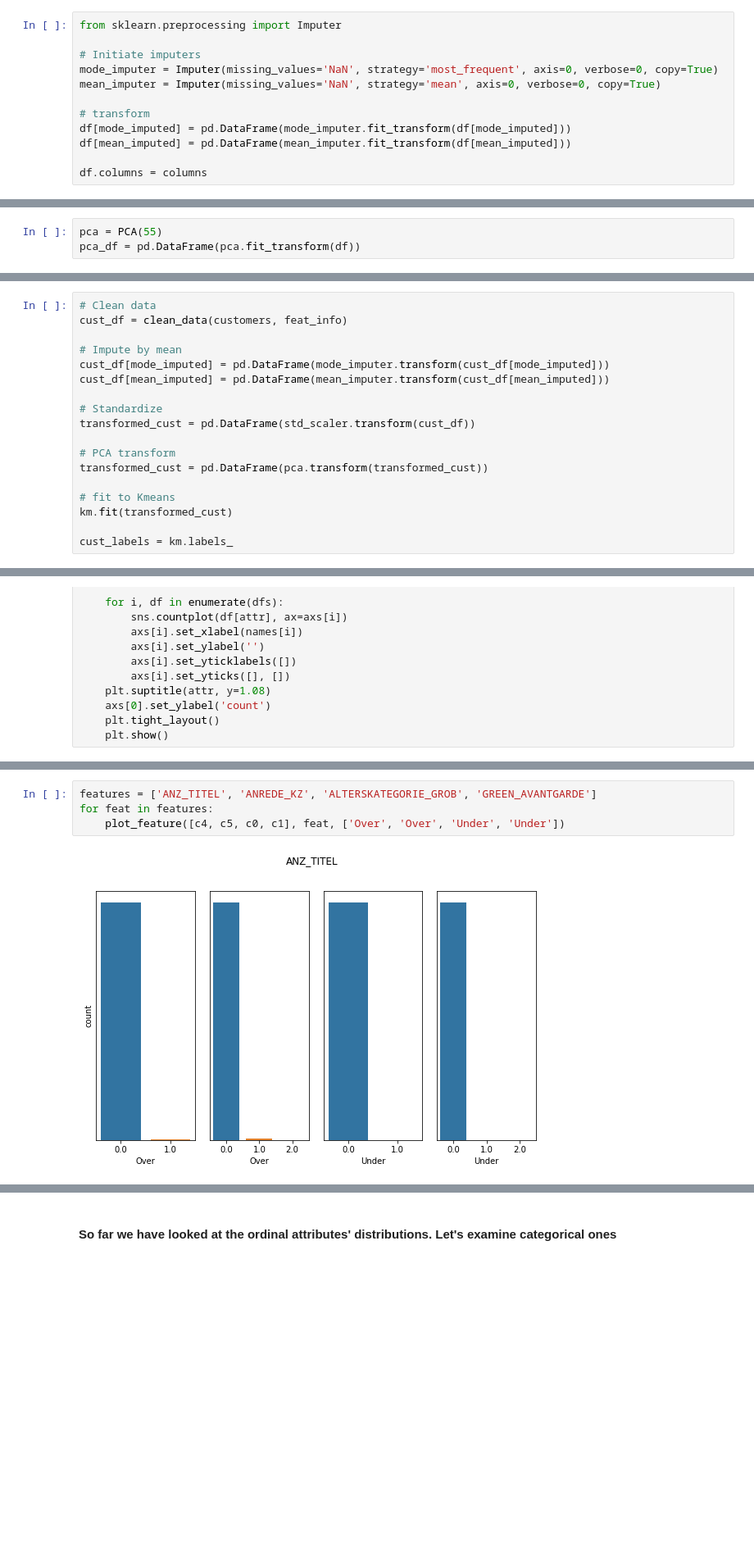
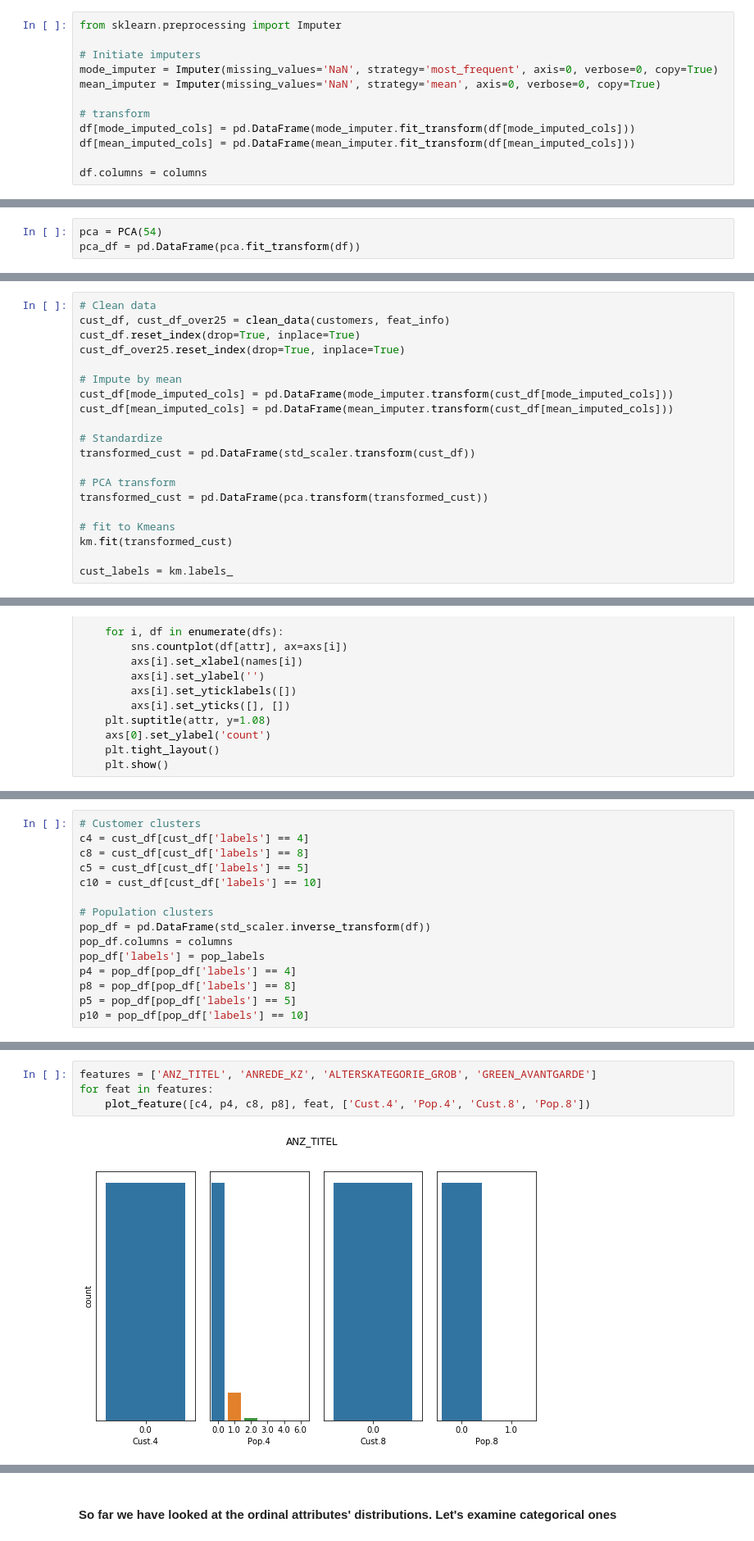
Before and after one commit to Hieuqng/Udacity-s-Data-Scientist-Nano-Degree, a Jupyter notebook: p3_Identify_Customer_Segments/Identify_Customer_Segments.ipynb, the cells around one changed output, grey strips where cells are left out. Shown: that part at 82% size. Saved outputs shown, nothing was run; the diff lists cells and outputs as text; blank space fills up the shorter version.

```diff
--- a/p3_Identify_Customer_Segments/Identify_Customer_Segments.ipynb
+++ b/p3_Identify_Customer_Segments/Identify_Customer_Segments.ipynb
@@ -683,8 +704,8 @@ mode_imputer = Imputer(missing_values='NaN', strategy='most_frequent', axis=0, v
 mean_imputer = Imputer(missing_values='NaN', strategy='mean', axis=0, verbose=0, copy=True)
 
 # transform
-df[mode_imputed] = pd.DataFrame(mode_imputer.fit_transform(df[mode_imputed]))
-df[mean_imputed] = pd.DataFrame(mean_imputer.fit_transform(df[mean_imputed]))
+df[mode_imputed_cols] = pd.DataFrame(mode_imputer.fit_transform(df[mode_imputed_cols]))
+df[mean_imputed_cols] = pd.DataFrame(mean_imputer.fit_transform(df[mean_imputed_cols]))
 
 df.columns = columns
 # %%
@@ -740,7 +761,7 @@ def scree_plot(pca):
 # %%
 from sklearn.decomposition.pca import PCA
 # %%
-pca = PCA(55)
+pca = PCA(54)
 pca_df = pd.DataFrame(pca.fit_transform(df))
 # %%
 pca.explained_variance_ratio_.sum()
@@ -917,11 +940,13 @@ Now that you have clusters and cluster centers for the general population, it's
 customers = pd.read_csv('Udacity_CUSTOMERS_Subset.csv', delimiter=';')
 # %%
 # Clean data
-cust_df = clean_data(customers, feat_info)
+cust_df, cust_df_over25 = clean_data(customers, feat_info)
+cust_df.reset_index(drop=True, inplace=True)
+cust_df_over25.reset_index(drop=True, inplace=True)
 
 # Impute by mean
-cust_df[mode_imputed] = pd.DataFrame(mode_imputer.transform(cust_df[mode_imputed]))
-cust_df[mean_imputed] = pd.DataFrame(mean_imputer.transform(cust_df[mean_imputed]))
+cust_df[mode_imputed_cols] = pd.DataFrame(mode_imputer.transform(cust_df[mode_imputed_cols]))
+cust_df[mean_imputed_cols] = pd.DataFrame(mean_imputer.transform(cust_df[mean_imputed_cols]))
 
 # Standardize
 transformed_cust = pd.DataFrame(std_scaler.transform(cust_df))
@@ -1008,0 +1027,15 @@ c1 = cust_df[cust_df['labels'] == 1]
+# %%
+# Customer clusters
+c4 = cust_df[cust_df['labels'] == 4]
+c8 = cust_df[cust_df['labels'] == 8]
+c5 = cust_df[cust_df['labels'] == 5]
+c10 = cust_df[cust_df['labels'] == 10]
+
+# Population clusters
+pop_df = pd.DataFrame(std_scaler.inverse_transform(df))
+pop_df.columns = columns
+pop_df['labels'] = pop_labels
+p4 = pop_df[pop_df['labels'] == 4]
+p8 = pop_df[pop_df['labels'] == 8]
+p5 = pop_df[pop_df['labels'] == 5]
+p10 = pop_df[pop_df['labels'] == 10]
@@ -1009,6 +1044,6 @@ c1 = cust_df[cust_df['labels'] == 1]
 # %%
 features = ['ANZ_TITEL', 'ANREDE_KZ', 'ALTERSKATEGORIE_GROB', 'GREEN_AVANTGARDE']
 for feat in features:
-    plot_feature([c4, c5, c0, c1], feat, ['Over', 'Over', 'Under', 'Under'])
+    plot_feature([c4, p4, c8, p8], feat, ['Cust.4', 'Pop.4', 'Cust.8', 'Pop.8'])
 # %% [output]
-[figure, old version]
+[figure, new version]
```
Also changed, not shown: parts of 50 cells of this notebook, 1 other file.
